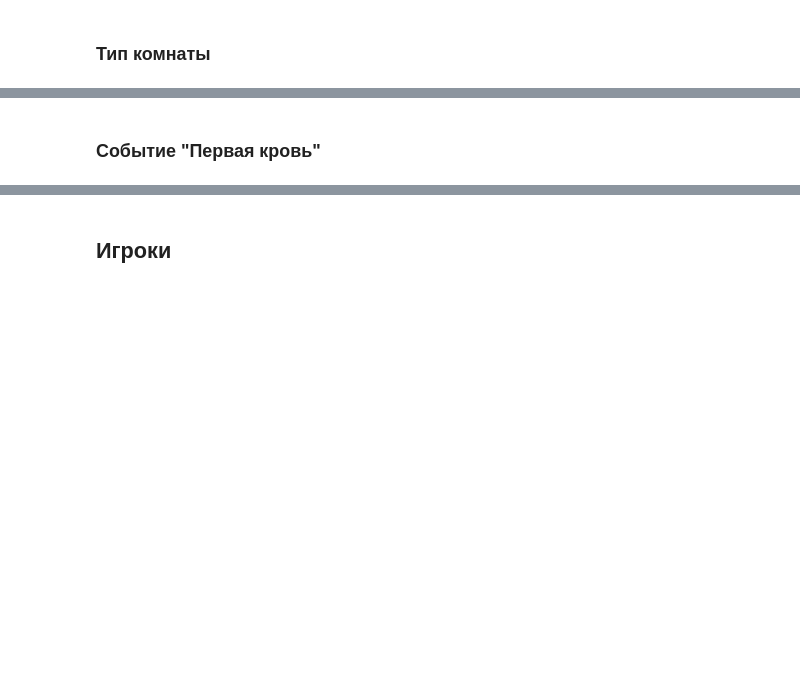
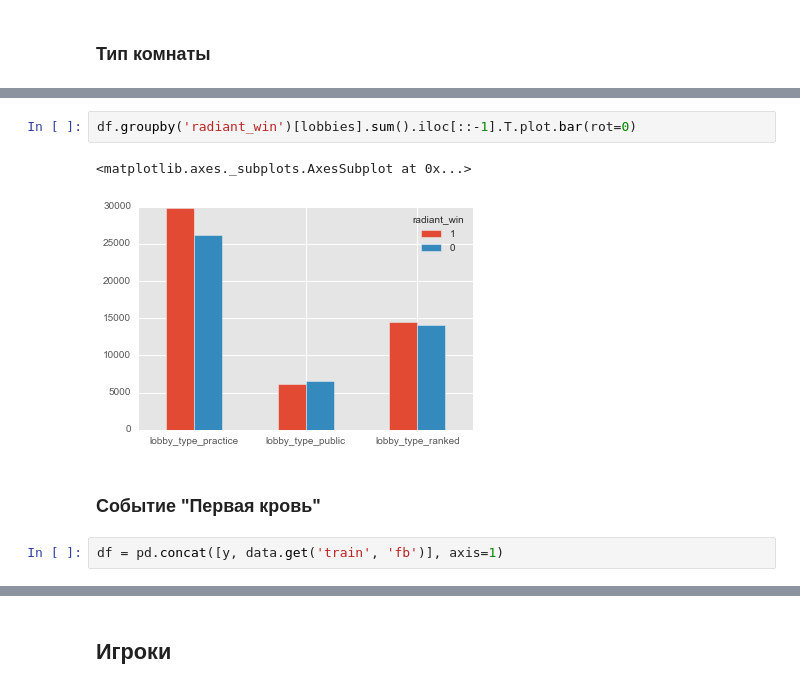
Before and after one commit to blagoffvyacheslav/kaggle, a Jupyter notebook: 2016-02-dota-2-win-probability-prediction/report.ipynb, the cells around one changed output, grey strips where cells are left out. Saved outputs shown, nothing was run; the diff lists cells and outputs as text; blank space fills up the shorter version.

```diff
--- a/2016-02-dota-2-win-probability-prediction/report.ipynb
+++ b/2016-02-dota-2-win-probability-prediction/report.ipynb
@@ -37,2 +43,9 @@ ax.legend(title='radiant_win')
+# %%
+df.groupby('radiant_win')[lobbies].sum().iloc[::-1].T.plot.bar(rot=0)
+# %% [output]
+<matplotlib.axes._subplots.AxesSubplot at 0x...>
+[figure, added]
 # %% [markdown]
 ### Событие "Первая кровь"
+# %%
+df = pd.concat([y, data.get('train', 'fb')], axis=1)
```
Also changed, not shown: parts of 19 cells of this notebook.
